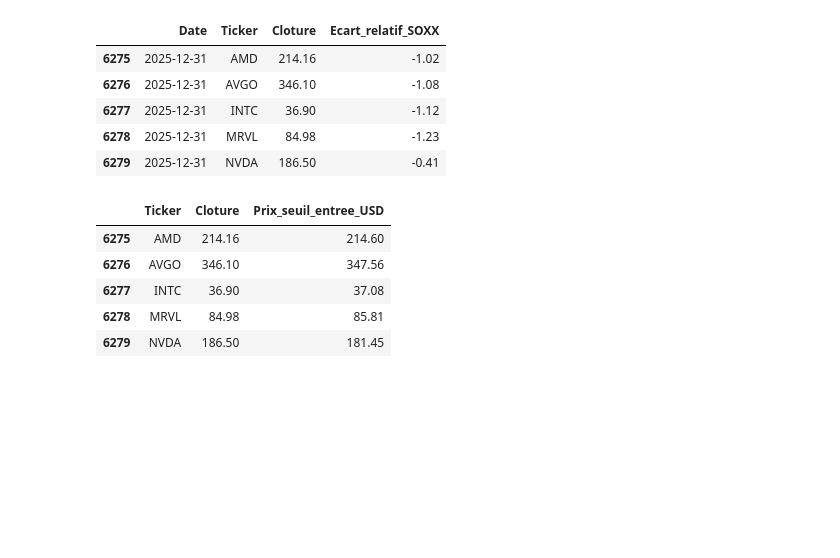
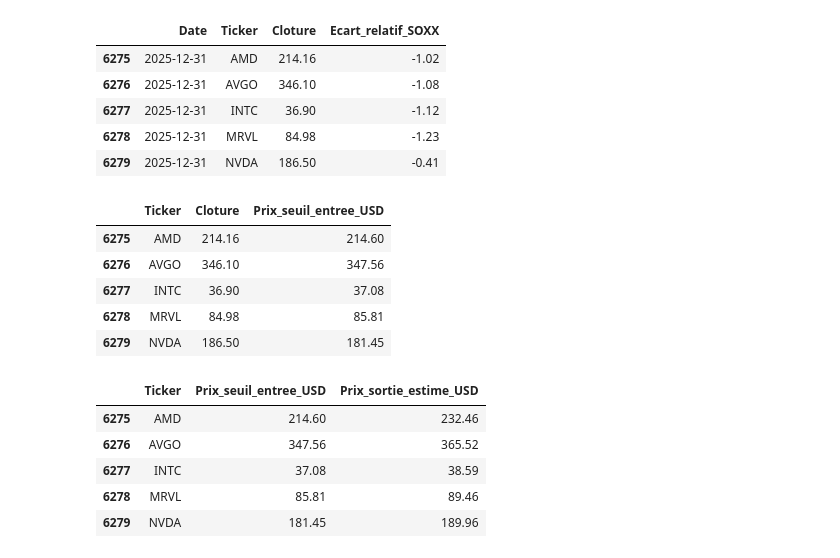
Before and after one commit to sophie-shams/select-equity, a Jupyter notebook: notebooks/02_collecte_cours_2021_2025.ipynb, the cells around one changed output. Cells and saved outputs as stored; diff of their text form; code cells hidden in the pictures; blank space fills up the shorter version.

```diff
--- a/notebooks/02_collecte_cours_2021_2025.ipynb
+++ b/notebooks/02_collecte_cours_2021_2025.ipynb
@@ -315,3 +315,29 @@ display(prix_seuil.round(2))
 | 6277 | INTC | 36.90 | 37.08 |
 | 6278 | MRVL | 84.98 | 85.81 |
 | 6279 | NVDA | 186.50 | 181.45 |
+# %%
+
+# Je calcule le prix de sortie estimé au 31/12/2025 pour chaque action.
+# Je cherche à quel cours le ratio action / SOXX retrouverait sa moyenne
+# des 60 séances précédentes, en supposant que le cours de SOXX reste constant.
+# À ce niveau, le z-score est égal à 0.
+ratio_sortie = historique.mean().loc[date_analyse]
+ratio_sortie = historique.mean().loc[date_analyse]
+facteur_sortie = ratio_sortie / ratio.loc[date_analyse]
+
+prix_seuil["Prix_sortie_estime_USD"] = (
+    prix_seuil["Cloture"] * prix_seuil["Ticker"].map(facteur_sortie)
+)
+
+colonnes = ["Ticker", "Prix_seuil_entree_USD", "Prix_sortie_estime_USD"]
+prix_seuil[colonnes].to_csv(
+    "../data/processed/prix_seuil_entree_2025.csv", index=False
+)
+display(prix_seuil[colonnes].round(2))
+# %% [output]
+|  | Ticker | Prix_seuil_entree_USD | Prix_sortie_estime_USD |
+| 6275 | AMD | 214.60 | 232.46 |
+| 6276 | AVGO | 347.56 | 365.52 |
+| 6277 | INTC | 37.08 | 38.59 |
+| 6278 | MRVL | 85.81 | 89.46 |
+| 6279 | NVDA | 181.45 | 189.96 |
```
